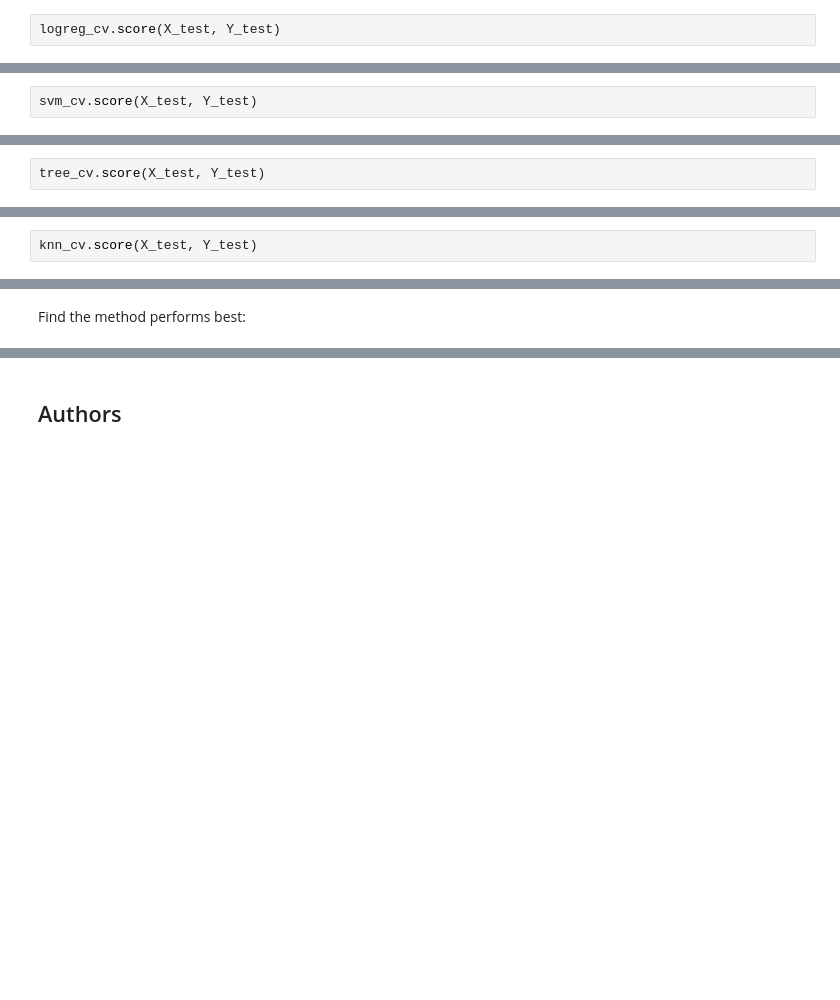
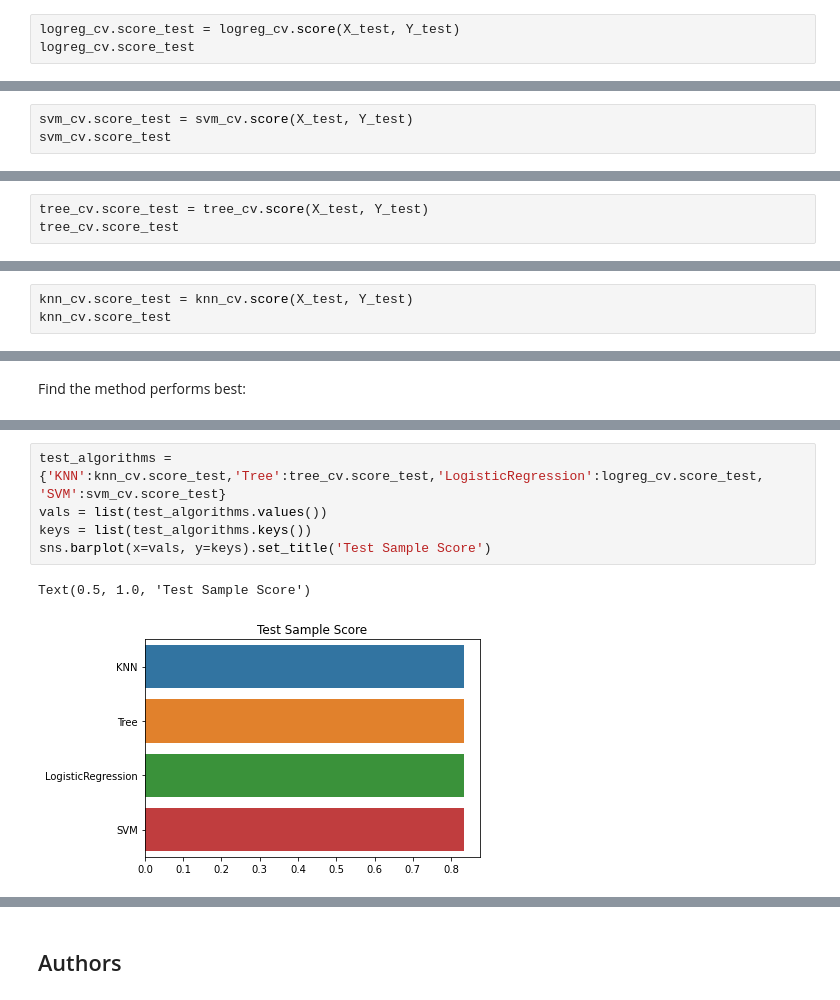
Before and after one commit to vladipako/final_project, a Jupyter notebook: Predictive_Analysis.ipynb, the cells around one changed output, grey strips where cells are left out. Drawn from its saved outputs; the diff is of its cells as text; blank space fills up the shorter version.

```diff
--- a/Predictive_Analysis.ipynb
+++ b/Predictive_Analysis.ipynb
@@ -173,7 +173,8 @@ accuracy : 0.8464285714285713
 # %% [markdown]
 Calculate the accuracy on the test data using the method <code>score</code>:
 # %%
-logreg_cv.score(X_test, Y_test)
+logreg_cv.score_test = logreg_cv.score(X_test, Y_test)
+logreg_cv.score_test
 # %% [output]
 0.8333333333333334
 # %% [markdown]
@@ -208,7 +209,8 @@ accuracy : 0.8482142857142856
 # %% [markdown]
 Calculate the accuracy on the test data using the method <code>score</code>:
 # %%
-svm_cv.score(X_test, Y_test)
+svm_cv.score_test = svm_cv.score(X_test, Y_test)
+svm_cv.score_test
 # %% [output]
 0.8333333333333334
 # %% [markdown]
@@ -245,5 +247,6 @@ accuracy : 0.8892857142857145
 # %% [markdown]
 Calculate the accuracy of tree_cv on the test data using the method <code>score</code>:
 # %%
-tree_cv.score(X_test, Y_test)
+tree_cv.score_test = tree_cv.score(X_test, Y_test)
+tree_cv.score_test
 # %% [output]
@@ -279,7 +282,8 @@ accuracy : 0.8482142857142858
 # %% [markdown]
 Calculate the accuracy of tree_cv on the test data using the method <code>score</code>:
 # %%
-knn_cv.score(X_test, Y_test)
+knn_cv.score_test = knn_cv.score(X_test, Y_test)
+knn_cv.score_test
 # %% [output]
 0.8333333333333334
 # %% [markdown]
@@ -308,0 +313,8 @@ Best Params is : {'criterion': 'gini', 'max_depth': 16, 'max_features': 'sqrt',
+# %%
+test_algorithms = {'KNN':knn_cv.score_test,'Tree':tree_cv.score_test,'LogisticRegression':logreg_cv.score_test, 'SVM':svm_cv.score_test}
+vals = list(test_algorithms.values())
+keys = list(test_algorithms.keys())
+sns.barplot(x=vals, y=keys).set_title('Test Sample Score')
+# %% [output]
+Text(0.5, 1.0, 'Test Sample Score')
+[figure, added]
```
Also changed, not shown: parts of 4 cells of this notebook.
